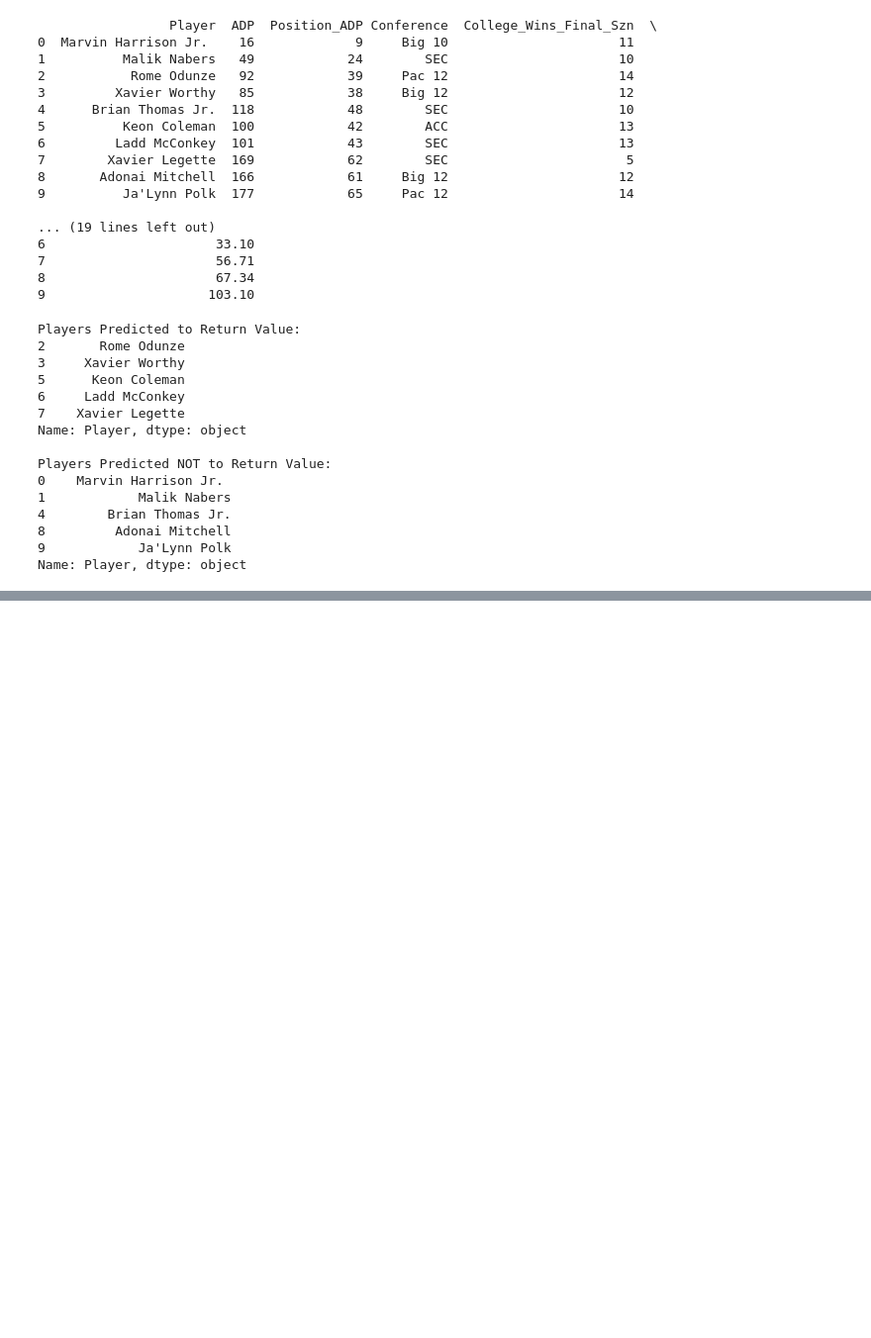
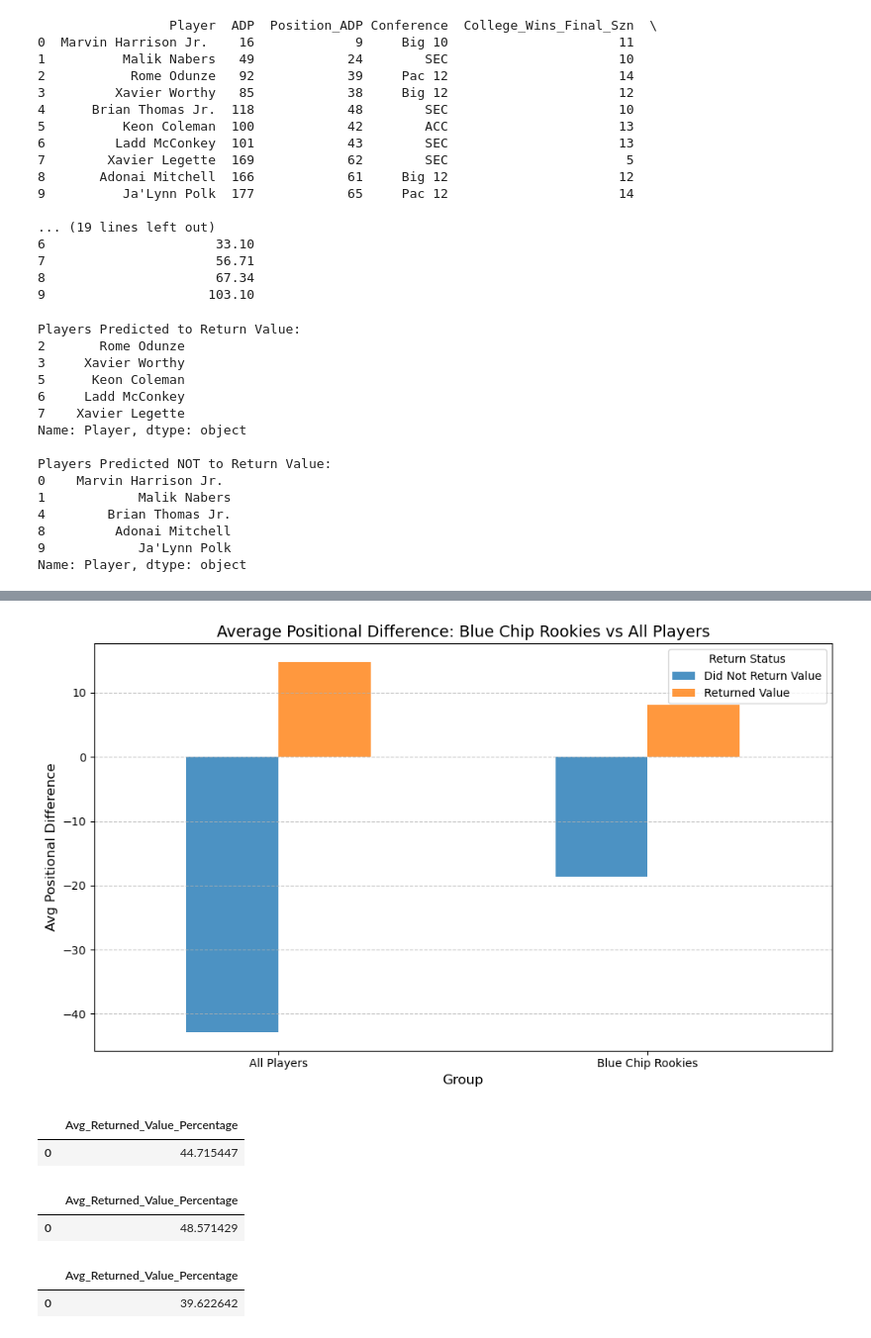
Before and after one commit to azimmer99/cse314a-project-material, a Jupyter notebook: Project_Work.ipynb, the cells around one changed output, grey strips where cells are left out. Shown: that part at 99% size. Cells and saved outputs as stored; diff of their text form; code cells hidden in the pictures; blank space fills up the shorter version.

```diff
--- a/Project_Work.ipynb
+++ b/Project_Work.ipynb
@@ -828,0 +868,54 @@ Name: Player, dtype: object
+# %%
+blue_chip_diff['Group'] = 'Blue Chip Rookies'
+all_diff['Group'] = 'All Players'
+combined_results = pd.concat([blue_chip_diff, all_diff])
+
+pivot_data = combined_results.pivot(
+    index='Group',
+    columns='Return_Status',
+    values='Avg_Positional_Difference'
+)
+
+pivot_data.plot(kind='bar', figsize=(10, 6), alpha=0.8)
+
+plt.title('Average Positional Difference: Blue Chip Rookies vs All Players', fontsize=14)
+plt.xlabel('Group', fontsize=12)
+plt.ylabel('Avg Positional Difference', fontsize=12)
+plt.xticks(rotation=0)
+plt.legend(title='Return Status')
+plt.grid(axis='y', linestyle='--', alpha=0.7)
+
+plt.tight_layout()
+plt.show()
+# %% [output]
+[figure, added]
+# %%
+total_return = pysqldf("""
+SELECT
+    AVG(Returned_Value_Postition) * 100 AS Avg_Returned_Value_Percentage
+FROM combined_df
+""")
+total_return
+# %% [output]
+|  | Avg_Returned_Value_Percentage |
+| 0 | 44.715447 |
+# %%
+rb_return = pysqldf("""
+SELECT
+    AVG(Returned_Value_Postition) * 100 AS Avg_Returned_Value_Percentage
+FROM rb_data
+""")
+rb_return
+# %% [output]
+|  | Avg_Returned_Value_Percentage |
+| 0 | 48.571429 |
+# %%
+wr_return = pysqldf("""
+SELECT
+    AVG(Returned_Value_Postition) * 100 AS Avg_Returned_Value_Percentage
+FROM wr_data
+""")
+wr_return
+# %% [output]
+|  | Avg_Returned_Value_Percentage |
+| 0 | 39.622642 |
```
Also changed, not shown: parts of 24 cells of this notebook.
